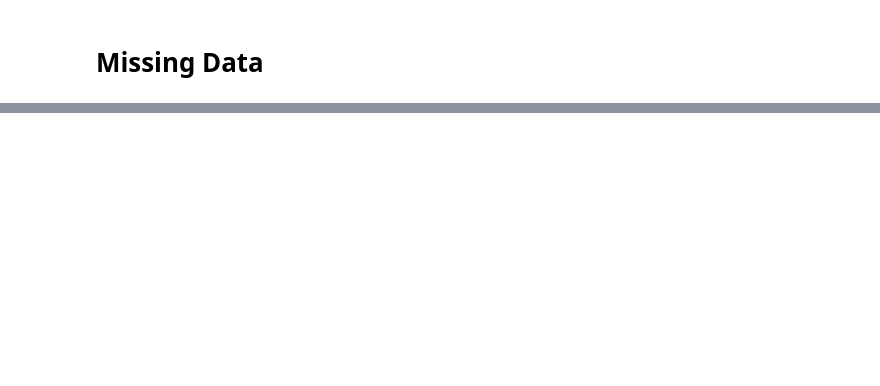
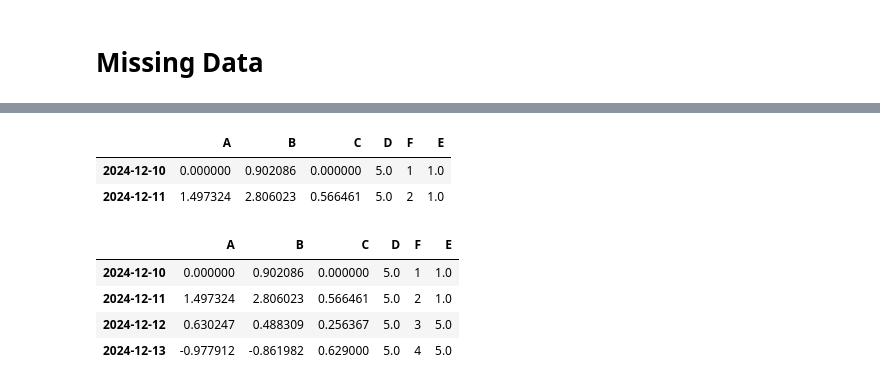
Before and after one commit to Ezrio1/playground, a Jupyter notebook: pandas/ten_m_pandas.ipynb, the cells around one changed output, grey strips where cells are left out. Saved outputs shown, nothing was run; the diff lists cells and outputs as text; code cells hidden in the pictures; blank space fills up the shorter version.

```diff
--- a/pandas/ten_m_pandas.ipynb
+++ b/pandas/ten_m_pandas.ipynb
@@ -367,2 +365,6 @@ df2
 # %% [markdown]
 # Missing Data
+# %%
+df1 = df.reindex(index=dates[0:4], columns= list(df.columns) + ["E"])
+df1.loc[dates[0] : dates[1], "E"] = 1
+df1
@@ -368,0 +377,14 @@ df2
+# %%
+df1.dropna(how="any")
+# %% [output]
+|  | A | B | C | D | F | E |
+| 2024-12-10 | 0.000000 | 0.902086 | 0.000000 | 5.0 | 1 | 1.0 |
+| 2024-12-11 | 1.497324 | 2.806023 | 0.566461 | 5.0 | 2 | 1.0 |
+# %%
+df1.fillna(value=5)
+# %% [output]
+|  | A | B | C | D | F | E |
+| 2024-12-10 | 0.000000 | 0.902086 | 0.000000 | 5.0 | 1 | 1.0 |
+| 2024-12-11 | 1.497324 | 2.806023 | 0.566461 | 5.0 | 2 | 1.0 |
+| 2024-12-12 | 0.630247 | 0.488309 | 0.256367 | 5.0 | 3 | 5.0 |
+| 2024-12-13 | -0.977912 | -0.861982 | 0.629000 | 5.0 | 4 | 5.0 |
```
Also changed, not shown: parts of 30 cells of this notebook, 3 other files.
